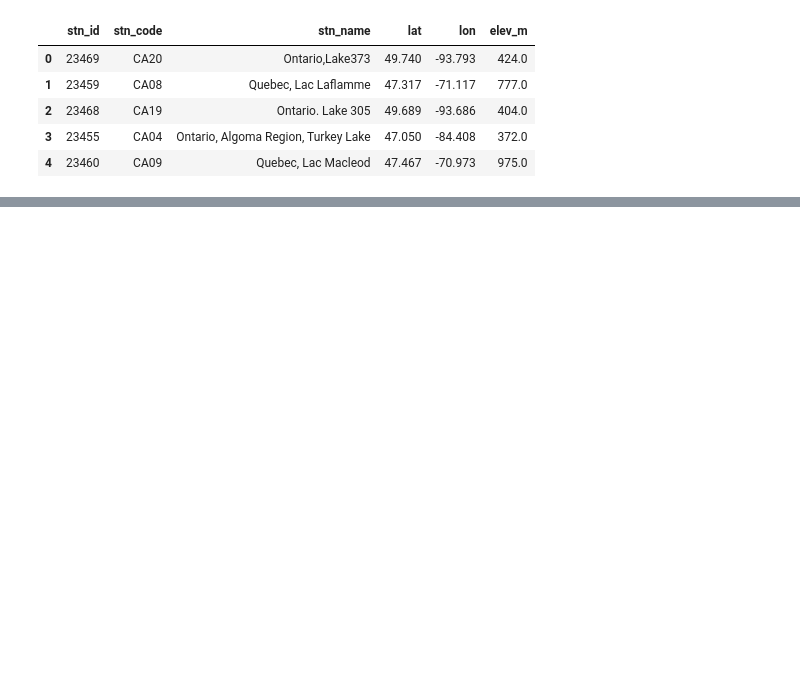
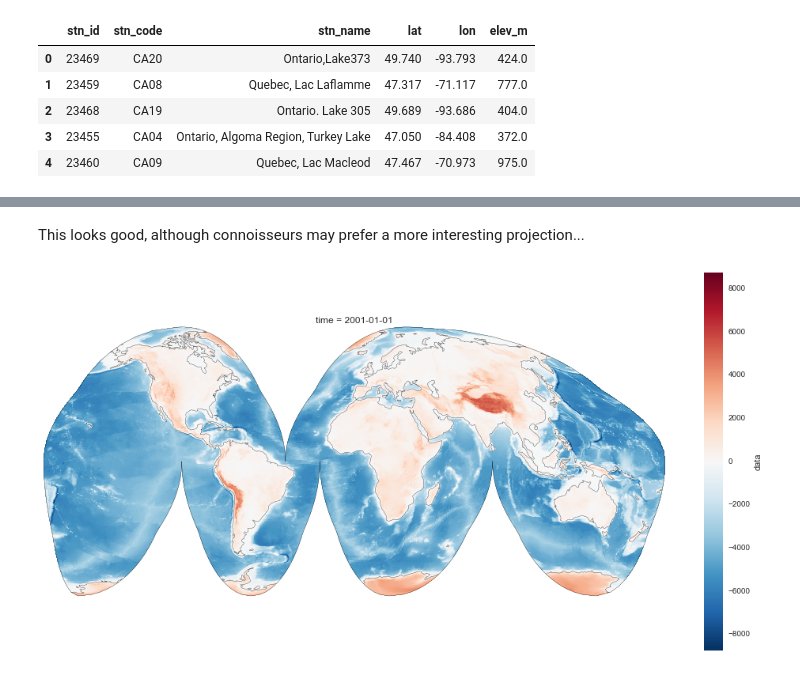
Before and after one commit to JamesSample/icpw, a Jupyter notebook: icpw_climate_data_proc.ipynb, the cells around one changed output, grey strips where cells are left out. Cells and saved outputs as stored; diff of their text form; code cells hidden in the pictures; blank space fills up the shorter version.

```diff
--- a/icpw_climate_data_proc.ipynb
+++ b/icpw_climate_data_proc.ipynb
@@ -171,0 +200,21 @@ m.drawcoastlines(linewidth=.5)
+# %% [markdown]
+This looks good, although connoisseurs may prefer a more interesting projection...
+# %%
+# Plot using xarray
+plt.figure(figsize=(14, 7))
+
+# Define the desired output projection using Cartopy
+ax = plt.axes(projection=ccrs.InterruptedGoodeHomolosine())
+
+# Plot the data
+ds.data[0].plot.pcolormesh(ax=ax,
+                           transform=ccrs.PlateCarree(),
+                           x='lon', y='lat',
+                           add_colorbar=True)
+
+# Add coastlines
+ax.coastlines()
+
+plt.tight_layout()
+# %% [output]
+[figure, added]
```
Also changed, not shown: parts of 29 cells of this notebook.
